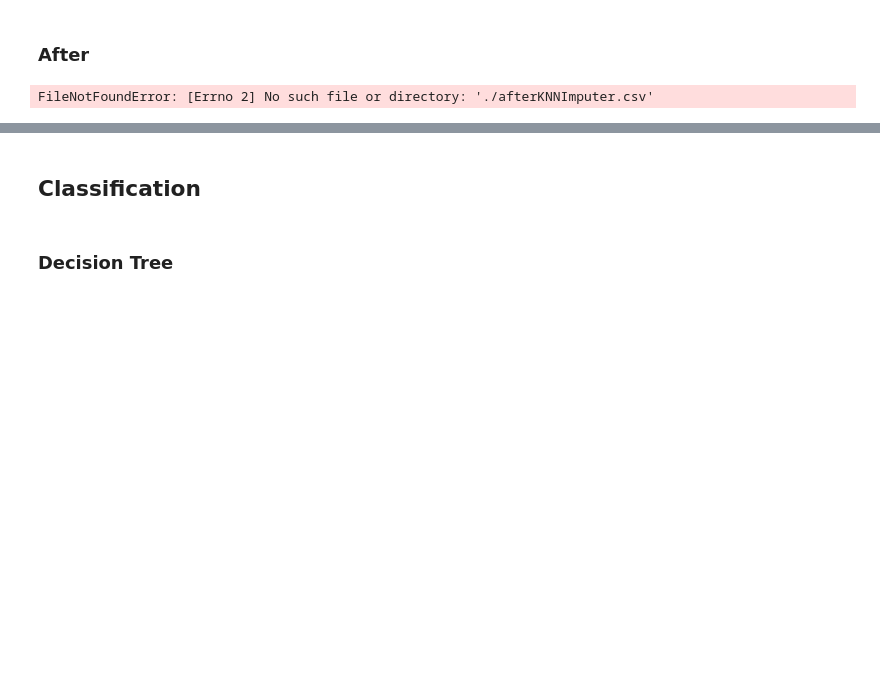
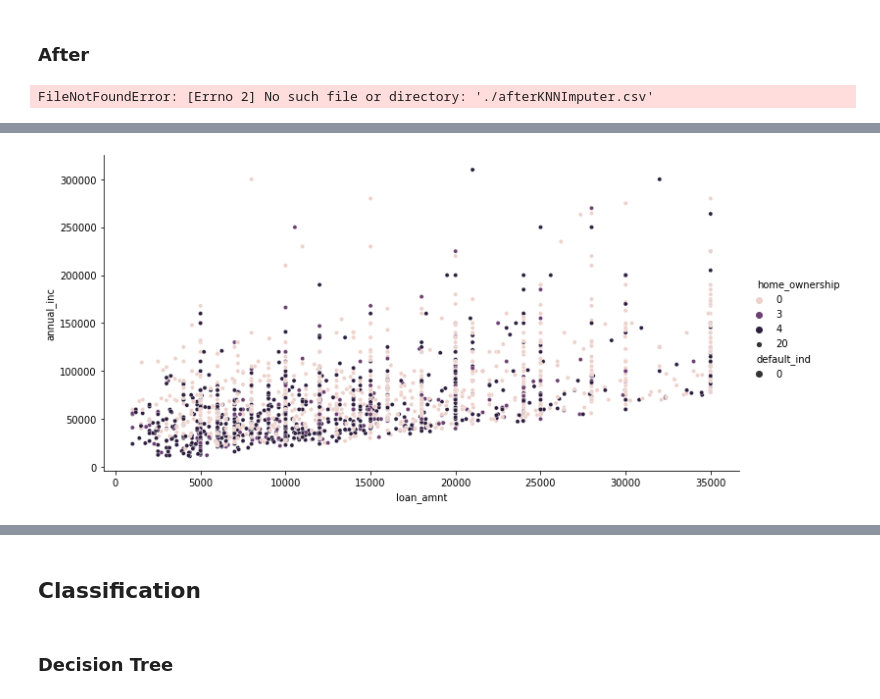
Before and after one commit to 2dukes/PROJ_IART_2021, a Jupyter notebook: proj2/CreditRisk.ipynb, the cells around one changed output, grey strips where cells are left out. Saved outputs shown, nothing was run; the diff lists cells and outputs as text; code cells hidden in the pictures; blank space fills up the shorter version.

```diff
--- a/proj2/CreditRisk.ipynb
+++ b/proj2/CreditRisk.ipynb
@@ -353,19 +353,3 @@ dtype: int64
 KeyboardInterrupt:
 # %% [markdown]
 ## Removal of Outliers (Z-Score)
-# %%
-from scipy import stats
-
-"""
-df = pd.read_csv('./AfterKNNImputer.csv', index_col=0)
-
-z = np.abs(stats.zscore(df.select_dtypes(exclude=['object', 'bool'])))
-
-df.to_csv('original.csv')
-#testDf = df.select_dtypes(exclude=['object', 'bool'])
-testDf = df
-testDf = testDf[(z < 4).all(axis=1)]
-testDf.info()
-
-testDf.to_csv('test1.csv')
-"""
@@ -374,3 +356,17 @@ testDf.to_csv('test1.csv')
+# %%
+from scipy import stats
+
+def remove_outliers(_df):
+    z = np.abs(stats.zscore(_df.select_dtypes(exclude=['object', 'bool'])))
+
+    #_df.to_csv('original.csv')
+    #testDf = df.select_dtypes(exclude=['object', 'bool'])
+    testDf = _df
+    testDf = testDf[(z < 4).all(axis=1)]
+    #testDf.info()
+
+    #testDf.to_csv('test1.csv')
+    return testDf
 # %% [markdown]
 ## Correlation
 # %% [markdown]
@@ -411,0 +419,8 @@ FileNotFoundError: [Errno 2] No such file or directory: './afterKNNImputer.csv'
+# %%
+df_without_outliers = df
+df_without_outliers = remove_outliers(df_without_outliers)
+
+scatter = sb.relplot(x="loan_amnt", y="annual_inc", hue="home_ownership", style="default_ind", data=df_without_outliers.sample(n=2000,random_state=42), size=20, aspect=2)
+scatter.savefig("plot1.png")
+# %% [output]
+[figure, added]
```
Also changed, not shown: parts of 15 cells of this notebook.
